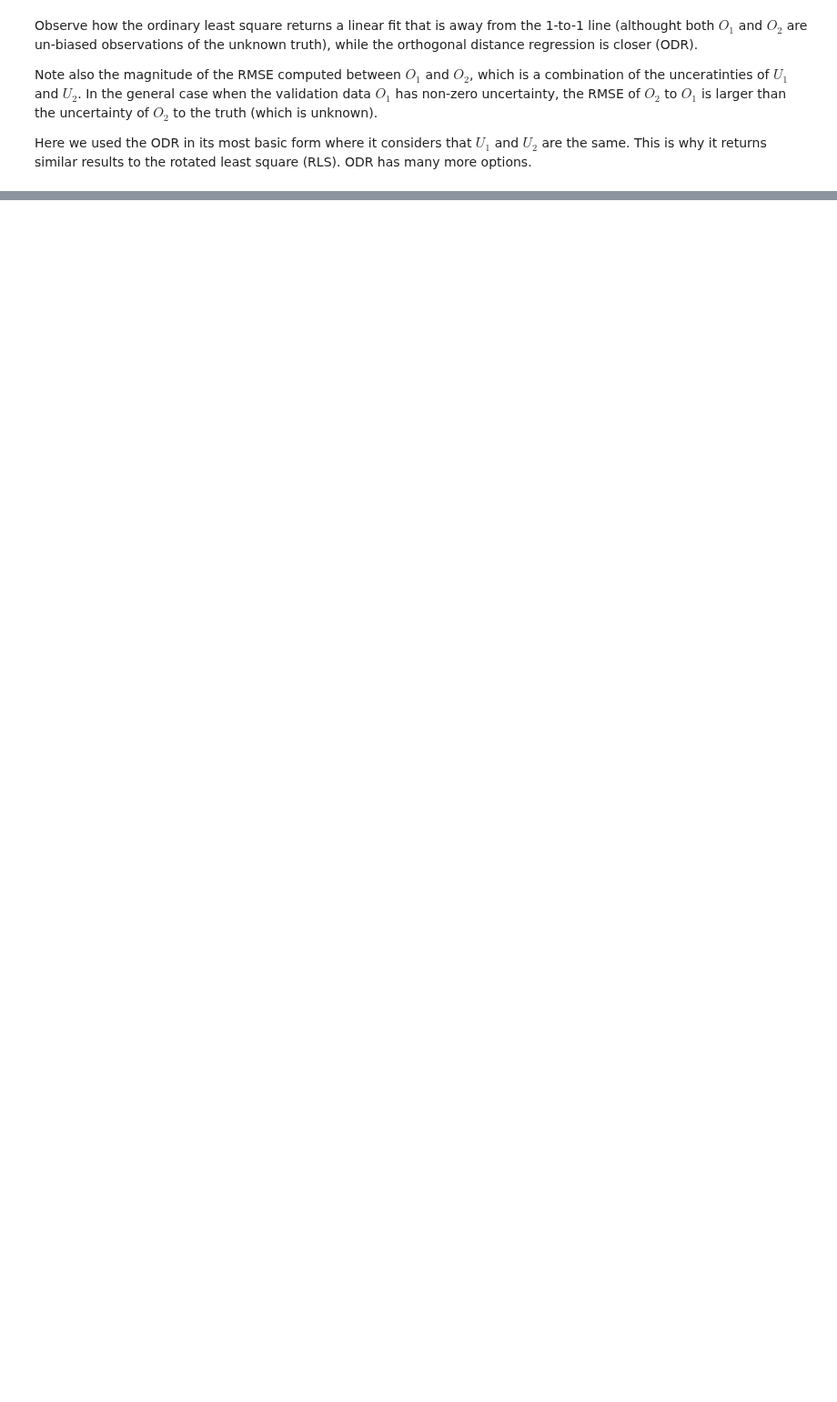
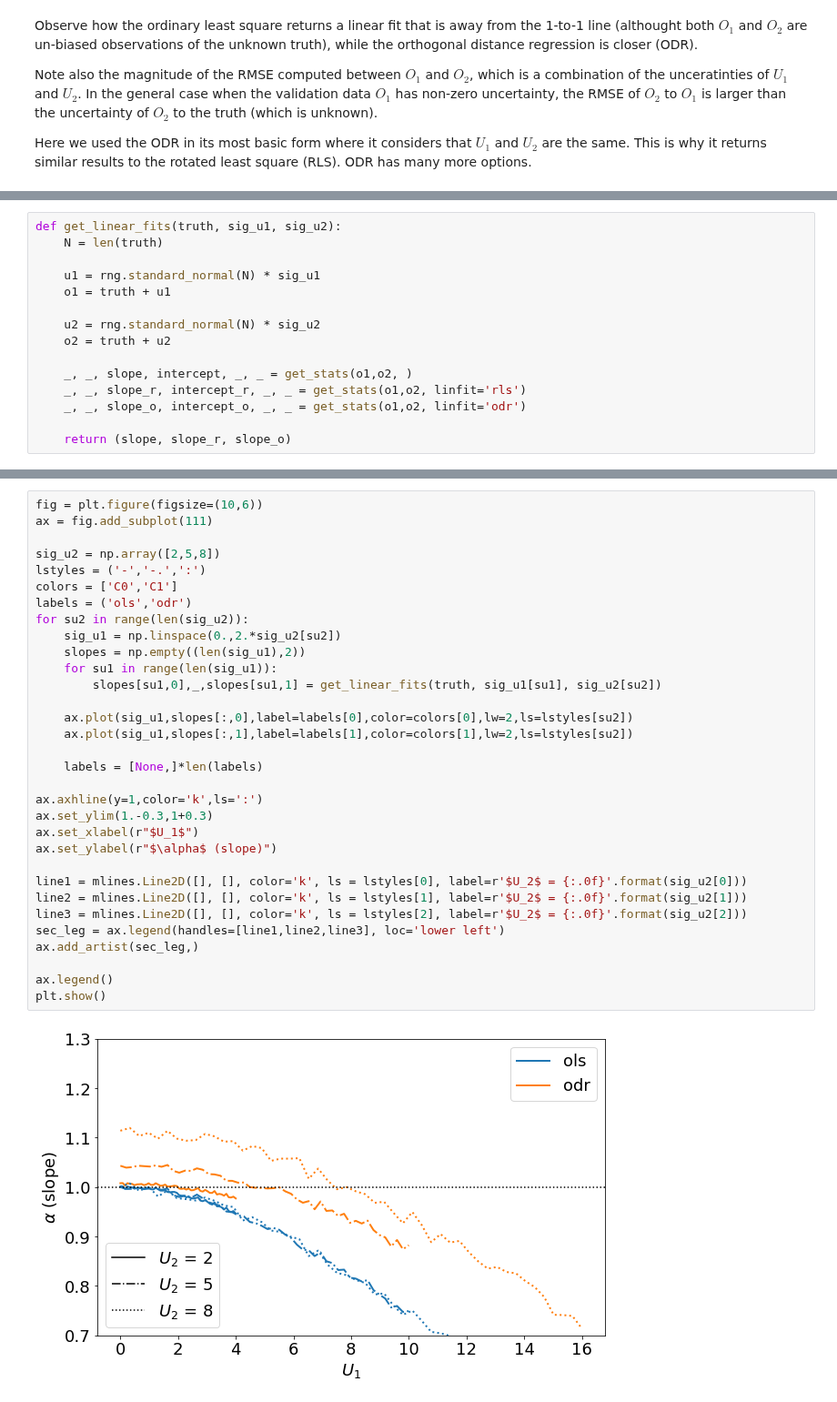
Before and after one commit to TomLav/snippets, a Jupyter notebook: Linear Fit when both X and Y have Uncertainties.ipynb, the cells around one changed output, grey strips where cells are left out. Shown at 91% size. Saved outputs shown, nothing was run; the diff lists cells and outputs as text; blank space fills up the shorter version.

Commit message:
Add an section analysing the OLS and ODR for a range of U_1 and U_2

```diff
--- a/Linear Fit when both X and Y have Uncertainties.ipynb
+++ b/Linear Fit when both X and Y have Uncertainties.ipynb
@@ -134,0 +139,15 @@ Here we used the ODR in its most basic form where it considers that $U_1$ and $U
+# %%
+def get_linear_fits(truth, sig_u1, sig_u2):
+    N = len(truth)
+
+    u1 = rng.standard_normal(N) * sig_u1
+    o1 = truth + u1
+
+    u2 = rng.standard_normal(N) * sig_u2
+    o2 = truth + u2
+
+    _, _, slope, intercept, _, _ = get_stats(o1,o2, )
+    _, _, slope_r, intercept_r, _, _ = get_stats(o1,o2, linfit='rls')
+    _, _, slope_o, intercept_o, _, _ = get_stats(o1,o2, linfit='odr')
+
+    return (slope, slope_r, slope_o)
@@ -134,0 +156,34 @@ Here we used the ODR in its most basic form where it considers that $U_1$ and $U
+# %%
+fig = plt.figure(figsize=(10,6))
+ax = fig.add_subplot(111)
+
+sig_u2 = np.array([2,5,8])
+lstyles = ('-','-.',':')
+colors = ['C0','C1']
+labels = ('ols','odr')
+for su2 in range(len(sig_u2)):
+    sig_u1 = np.linspace(0.,2.*sig_u2[su2])
+    slopes = np.empty((len(sig_u1),2))
+    for su1 in range(len(sig_u1)):
+        slopes[su1,0],_,slopes[su1,1] = get_linear_fits(truth, sig_u1[su1], sig_u2[su2])
+
+    ax.plot(sig_u1,slopes[:,0],label=labels[0],color=colors[0],lw=2,ls=lstyles[su2])
+    ax.plot(sig_u1,slopes[:,1],label=labels[1],color=colors[1],lw=2,ls=lstyles[su2])
+
+    labels = [None,]*len(labels)
+
+ax.axhline(y=1,color='k',ls=':')
+ax.set_ylim(1.-0.3,1+0.3)
+ax.set_xlabel(r"$U_1$")
+ax.set_ylabel(r"$\alpha$ (slope)")
+
+line1 = mlines.Line2D([], [], color='k', ls = lstyles[0], label=r'$U_2$ = {:.0f}'.format(sig_u2[0]))
+line2 = mlines.Line2D([], [], color='k', ls = lstyles[1], label=r'$U_2$ = {:.0f}'.format(sig_u2[1]))
+line3 = mlines.Line2D([], [], color='k', ls = lstyles[2], label=r'$U_2$ = {:.0f}'.format(sig_u2[2]))
+sec_leg = ax.legend(handles=[line1,line2,line3], loc='lower left')
+ax.add_artist(sec_leg,)
+
+ax.legend()
+plt.show()
+# %% [output]
+[figure, added]
```
Also changed, not shown: parts of 7 cells of this notebook.
